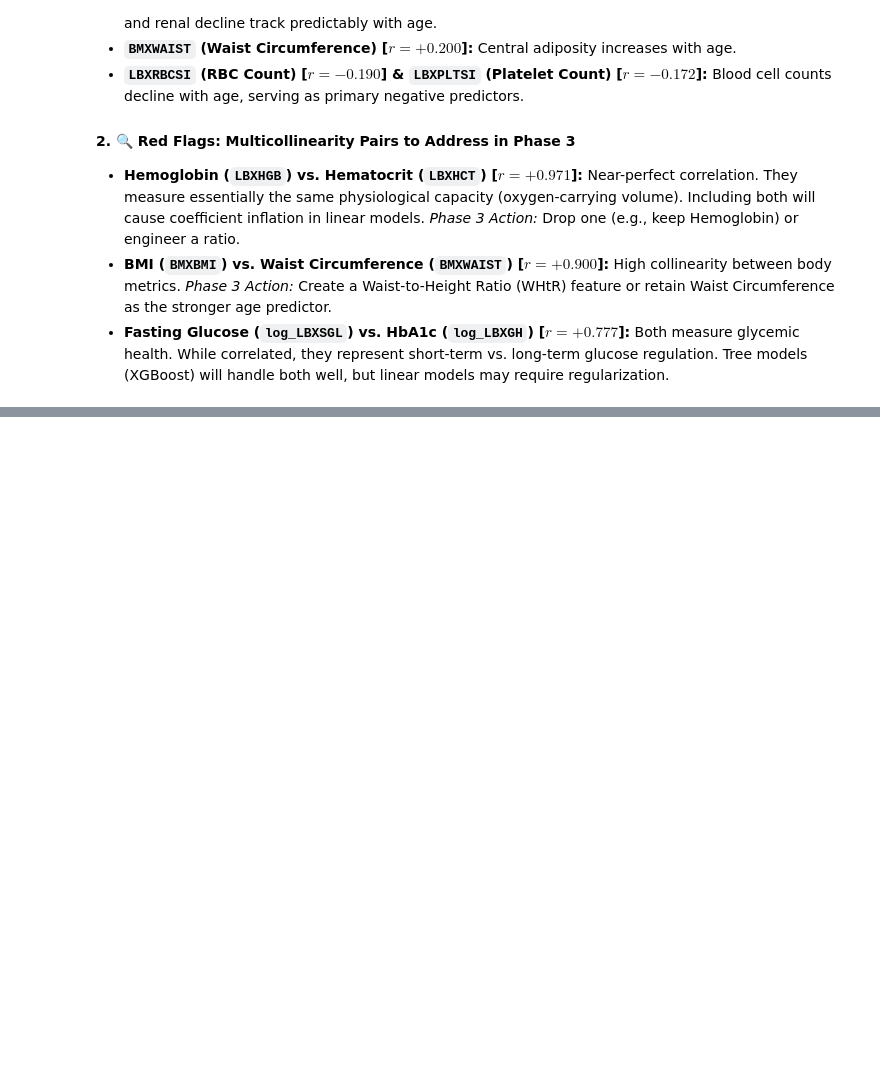
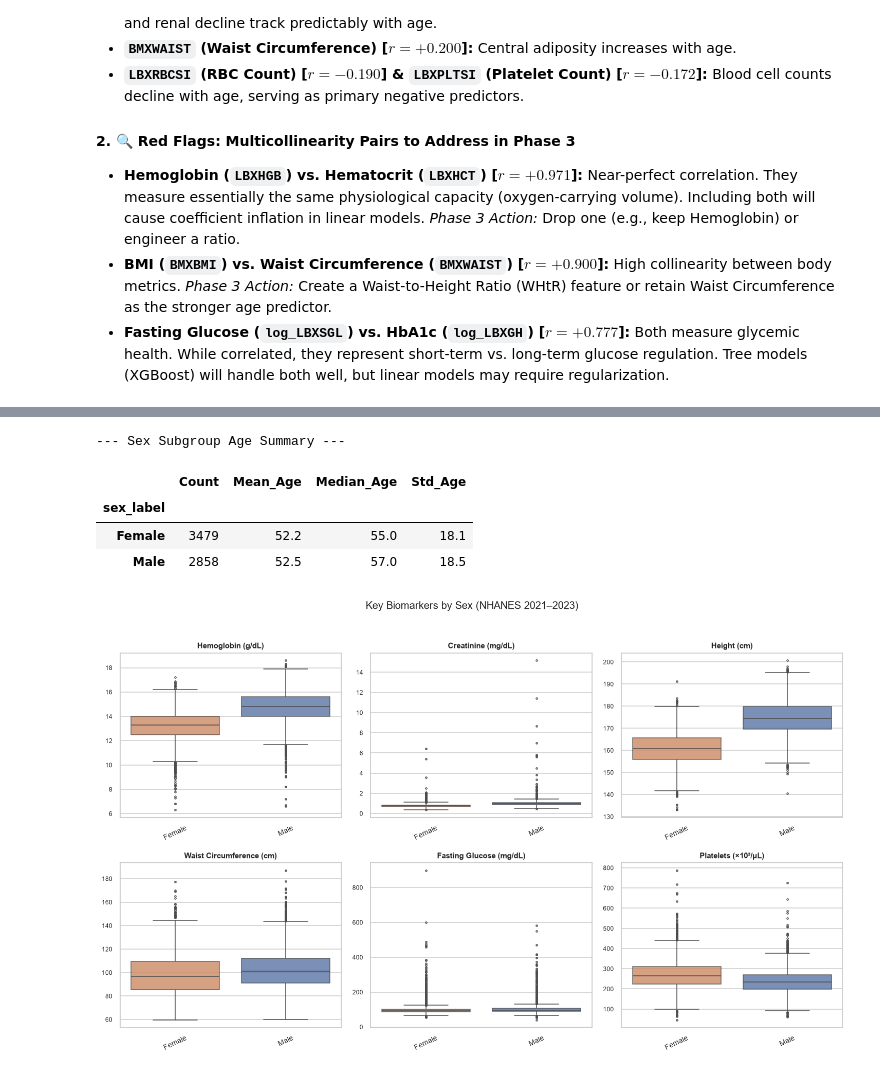
Before and after one commit to benchohrabdou/biological-age-predictor, a Jupyter notebook: notebooks/02_eda.ipynb, the cells around one changed output, grey strips where cells are left out. Saved outputs shown, nothing was run; the diff lists cells and outputs as text; code cells hidden in the pictures; blank space fills up the shorter version.

```diff
--- a/notebooks/02_eda.ipynb
+++ b/notebooks/02_eda.ipynb
@@ -376,0 +466,38 @@ display(collinear_pairs)
+# %%
+# Map RIAGENDR to human-readable strings
+sex_map = {1.0: 'Male', 2.0: 'Female'}
+df['sex_label'] = df['RIAGENDR'].map(sex_map)
+
+# 1. Display subgroup demographic age summary
+sex_age_summary = df.groupby('sex_label')['RIDAGEYR'].agg(
+    Count='count',
+    Mean_Age='mean',
+    Median_Age='median',
+    Std_Age='std'
+).round(1)
+
+print('--- Sex Subgroup Age Summary ---')
+display(sex_age_summary)
+
+# 2. Plot Box Plots for Sex-Sensitive Biomarkers
+SEX_BIOMARKERS = ['LBXHGB', 'LBXSCR', 'BMXHT', 'BMXWAIST', 'LBXSGL', 'LBXPLTSI']
+SEX_ORDER = ['Female', 'Male']
+
+plot_subgroup_comparisons(
+    df,
+    groupby_col='sex_label',
+    biomarkers=SEX_BIOMARKERS,
+    order=SEX_ORDER,
+    labels=BIOMARKER_LABELS,
+    palette={'Female': '#DD8452', 'Male': '#4C72B0'},
+    n_cols=3,
+    figsize_per_plot=(4.5, 4.0),
+    title='Key Biomarkers by Sex (NHANES 2021–2023)'
+)
+# %% [output]
+--- Sex Subgroup Age Summary ---
+|  | Count | Mean_Age | Median_Age | Std_Age |
+| sex_label |  |  |  |  |
+| Female | 3479 | 52.2 | 55.0 | 18.1 |
+| Male | 2858 | 52.5 | 57.0 | 18.5 |
+[figure, added]
```
Also changed, not shown: parts of 10 cells of this notebook, 3 other files.
